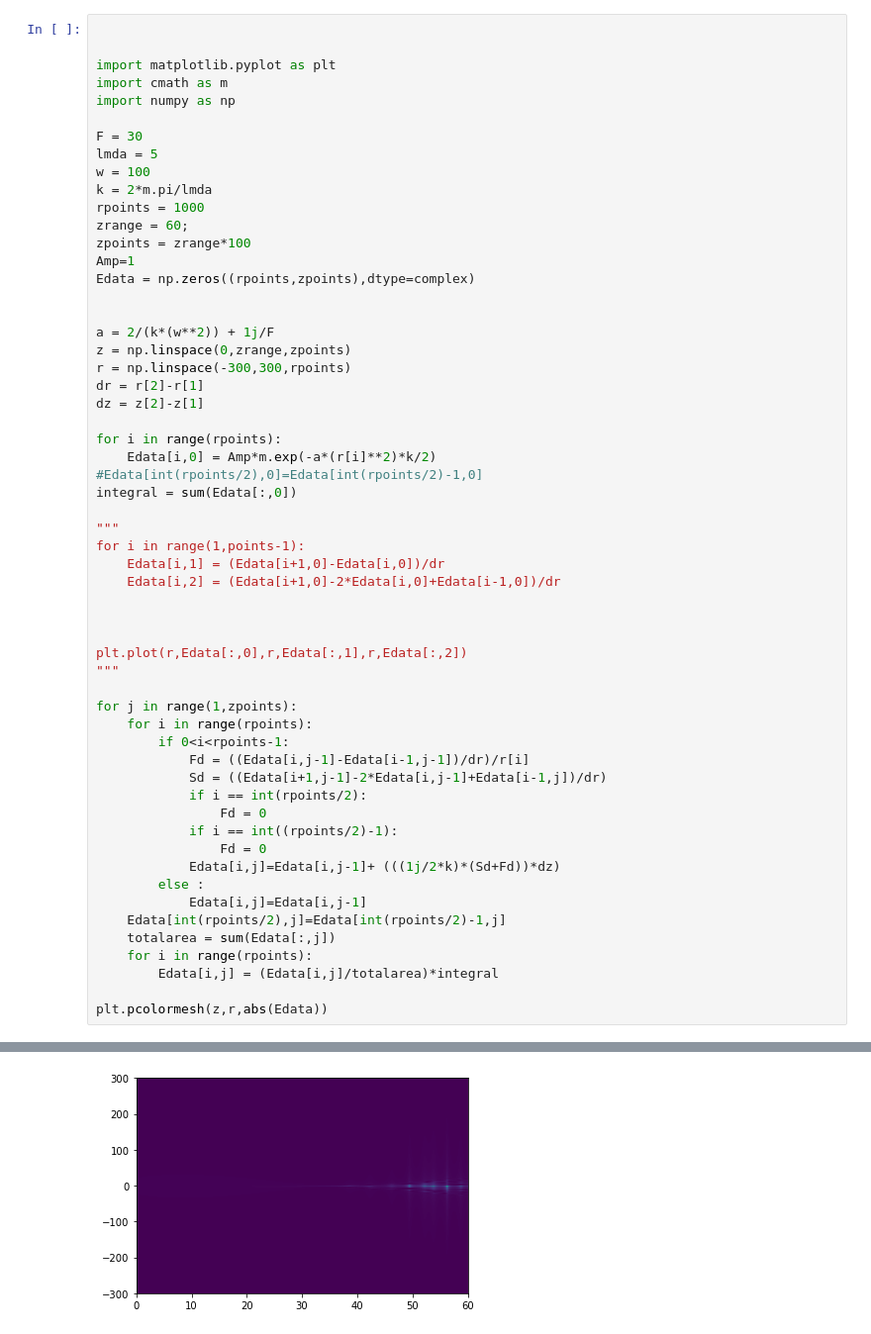
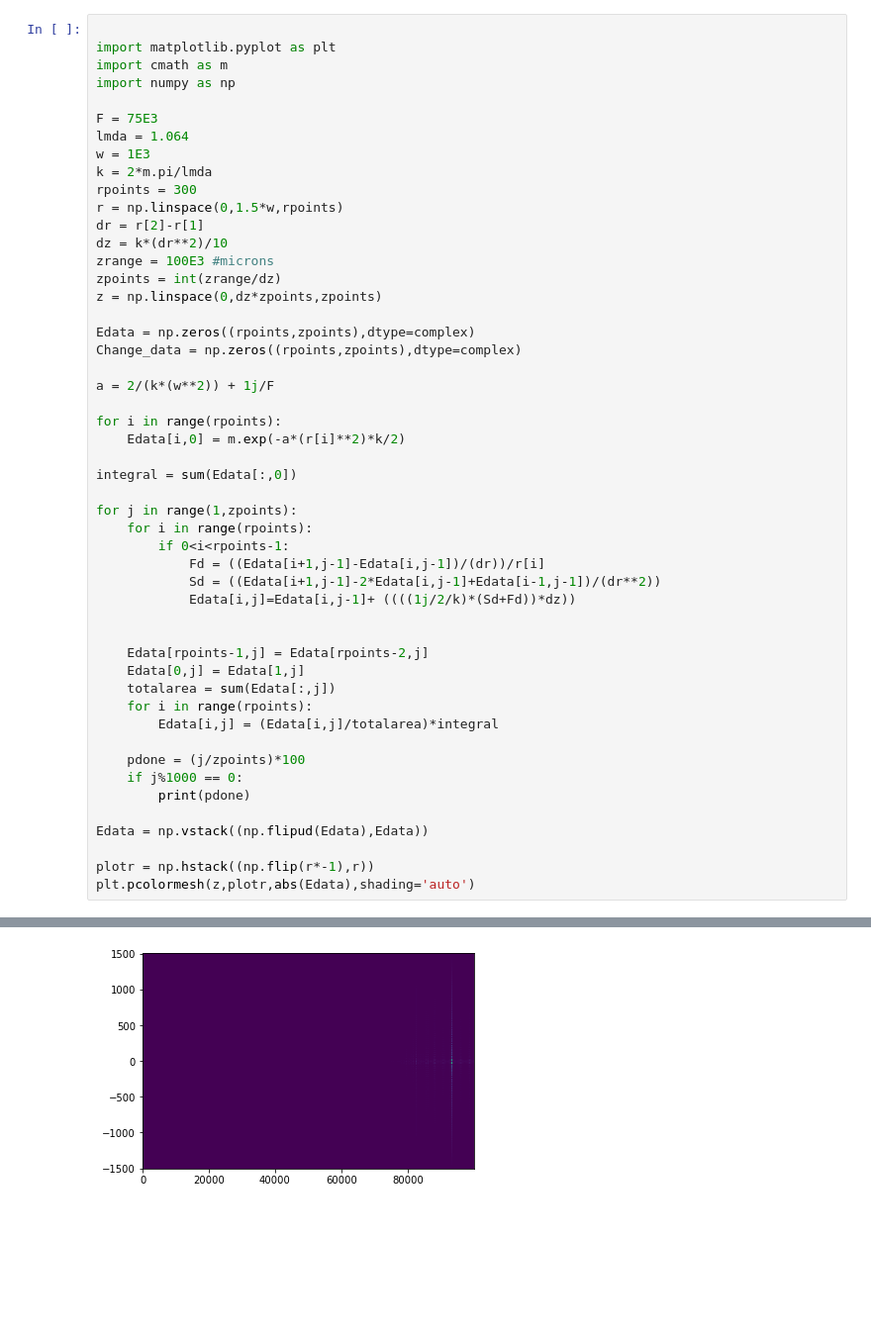
Before and after one commit to jawwrg/Cleveden, a Jupyter notebook: findthedifferenece_Gaussian_Beam _propagation.ipynb, the cells around one changed output, grey strips where cells are left out. Shown at 99% size. Drawn from its saved outputs; the diff is of its cells as text; blank space fills up the shorter version.

```diff
--- a/findthedifferenece_Gaussian_Beam _propagation.ipynb
+++ b/findthedifferenece_Gaussian_Beam _propagation.ipynb
@@ -1,58 +7,51 @@
 # %%
-
 
 import matplotlib.pyplot as plt
 import cmath as m
 import numpy as np
 
-F = 30
-lmda = 5
-w = 100
+F = 75E3
+lmda = 1.064
+w = 1E3
 k = 2*m.pi/lmda
-rpoints = 1000
-zrange = 60;
-zpoints = zrange*100
-Amp=1
+rpoints = 300
+r = np.linspace(0,1.5*w,rpoints)
+dr = r[2]-r[1]
+dz = k*(dr**2)/10
+zrange = 100E3 #microns
+zpoints = int(zrange/dz)
+z = np.linspace(0,dz*zpoints,zpoints)
+
 Edata = np.zeros((rpoints,zpoints),dtype=complex)
-
+Change_data = np.zeros((rpoints,zpoints),dtype=complex)
 
 a = 2/(k*(w**2)) + 1j/F
-z = np.linspace(0,zrange,zpoints)
-r = np.linspace(-300,300,rpoints)
-dr = r[2]-r[1]
-dz = z[2]-z[1]
 
 for i in range(rpoints):
-    Edata[i,0] = Amp*m.exp(-a*(r[i]**2)*k/2)
-#Edata[int(rpoints/2),0]=Edata[int(rpoints/2)-1,0]
+    Edata[i,0] = m.exp(-a*(r[i]**2)*k/2)
+
 integral = sum(Edata[:,0])
-
-"""
-for i in range(1,points-1):
-    Edata[i,1] = (Edata[i+1,0]-Edata[i,0])/dr
-    Edata[i,2] = (Edata[i+1,0]-2*Edata[i,0]+Edata[i-1,0])/dr
-
-
-
-plt.plot(r,Edata[:,0],r,Edata[:,1],r,Edata[:,2])
-"""
 
 for j in range(1,zpoints):
     for i in range(rpoints):
         if 0<i<rpoints-1:
-            Fd = ((Edata[i,j-1]-Edata[i-1,j-1])/dr)/r[i]
-            Sd = ((Edata[i+1,j-1]-2*Edata[i,j-1]+Edata[i-1,j])/dr)
-            if i == int(rpoints/2):
-                Fd = 0
-            if i == int((rpoints/2)-1):
-                Fd = 0
-            Edata[i,j]=Edata[i,j-1]+ (((1j/2*k)*(Sd+Fd))*dz)
-        else :
-            Edata[i,j]=Edata[i,j-1]
-    Edata[int(rpoints/2),j]=Edata[int(rpoints/2)-1,j]
+            Fd = ((Edata[i+1,j-1]-Edata[i,j-1])/(dr))/r[i]
+            Sd = ((Edata[i+1,j-1]-2*Edata[i,j-1]+Edata[i-1,j-1])/(dr**2))
+            Edata[i,j]=Edata[i,j-1]+ ((((1j/2/k)*(Sd+Fd))*dz))
+
+
+    Edata[rpoints-1,j] = Edata[rpoints-2,j]
+    Edata[0,j] = Edata[1,j]
     totalarea = sum(Edata[:,j])
     for i in range(rpoints):
         Edata[i,j] = (Edata[i,j]/totalarea)*integral
 
-plt.pcolormesh(z,r,abs(Edata))
+    pdone = (j/zpoints)*100
+    if j%1000 == 0:
+        print(pdone)
+
+Edata = np.vstack((np.flipud(Edata),Edata))
+
+plotr = np.hstack((np.flip(r*-1),r))
+plt.pcolormesh(z,plotr,abs(Edata),shading='auto')
 # %% [output]
@@ -60 +76 @@ plt.pcolormesh(z,r,abs(Edata))
-[figure, old version]
+[figure, new version]
```
Also changed, not shown: parts of 17 cells of this notebook.
